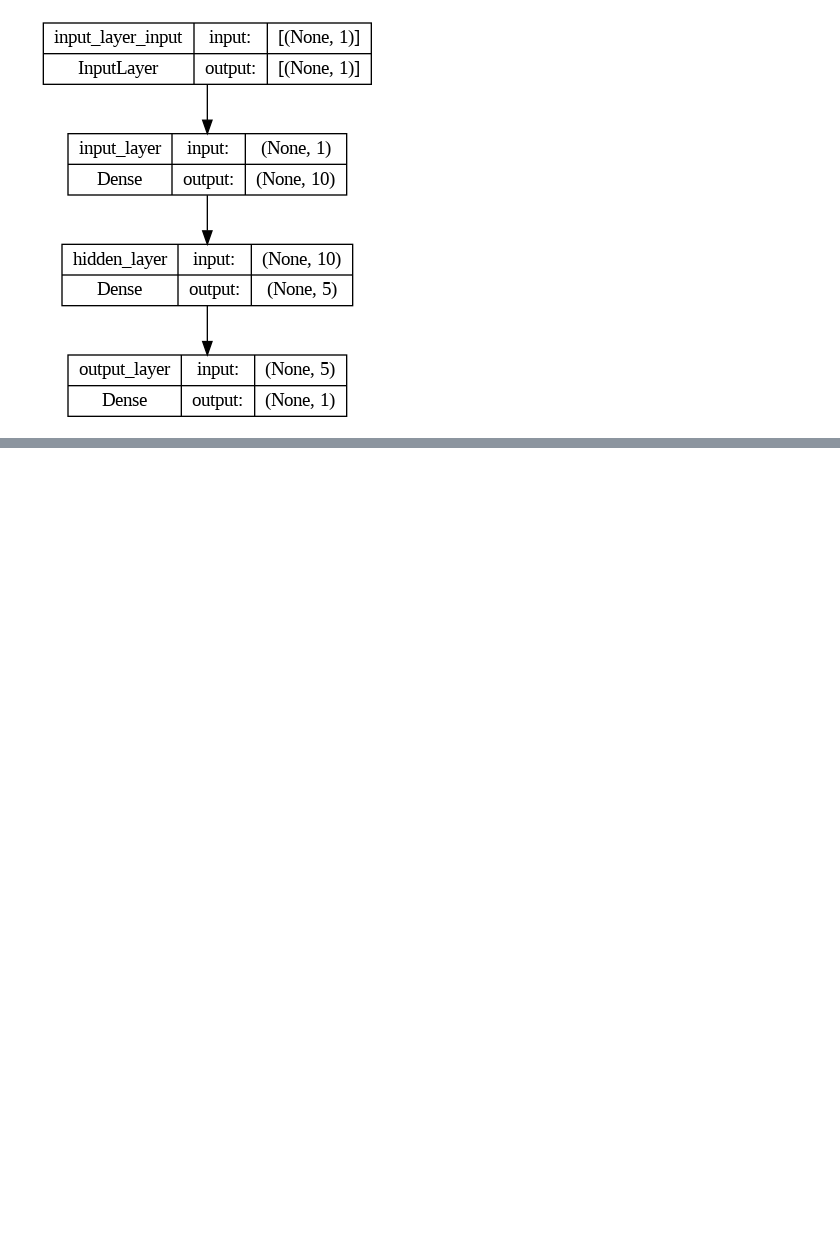
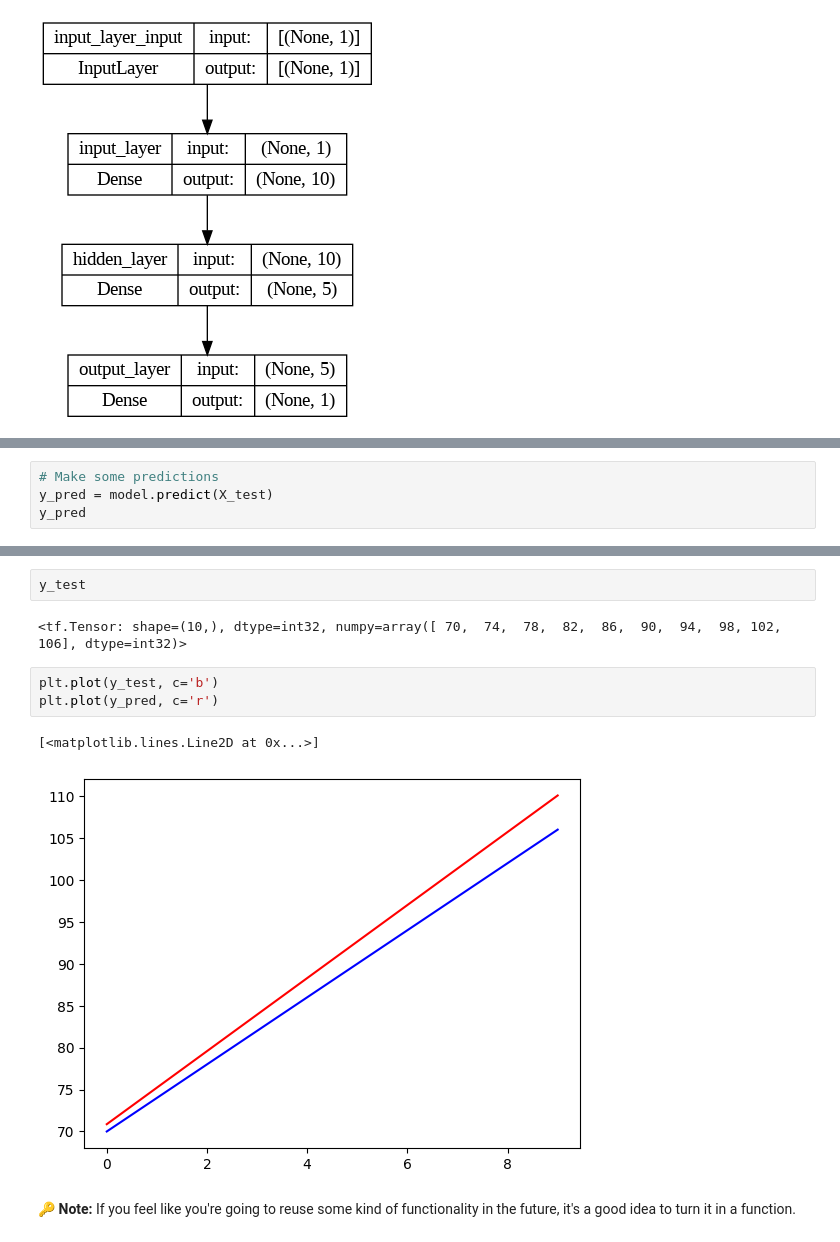
Before and after one commit to Sushantkm/Deep-Learning, a Jupyter notebook: 01_neural_network_regression.ipynb, the cells around one changed output, grey strips where cells are left out. Drawn from its saved outputs; the diff is of its cells as text; blank space fills up the shorter version.

```diff
--- a/01_neural_network_regression.ipynb
+++ b/01_neural_network_regression.ipynb
@@ -422,0 +427,4 @@ plot_model(model, show_shapes=True)
+# %%
+# Make some predictions
+y_pred = model.predict(X_test)
+y_pred
@@ -422,0 +443,12 @@ plot_model(model, show_shapes=True)
+# %%
+y_test
+# %% [output]
+<tf.Tensor: shape=(10,), dtype=int32, numpy=array([ 70,  74,  78,  82,  86,  90,  94,  98, 102, 106], dtype=int32)>
+# %%
+plt.plot(y_test, c='b')
+plt.plot(y_pred, c='r')
+# %% [output]
+[<matplotlib.lines.Line2D at 0x...>]
+[figure, added]
+# %% [markdown]
+🔑 **Note:** If you feel like you're going to reuse some kind of functionality in the future, it's a good idea to turn it in a function.
```
Also changed, not shown: parts of 14 cells of this notebook.
